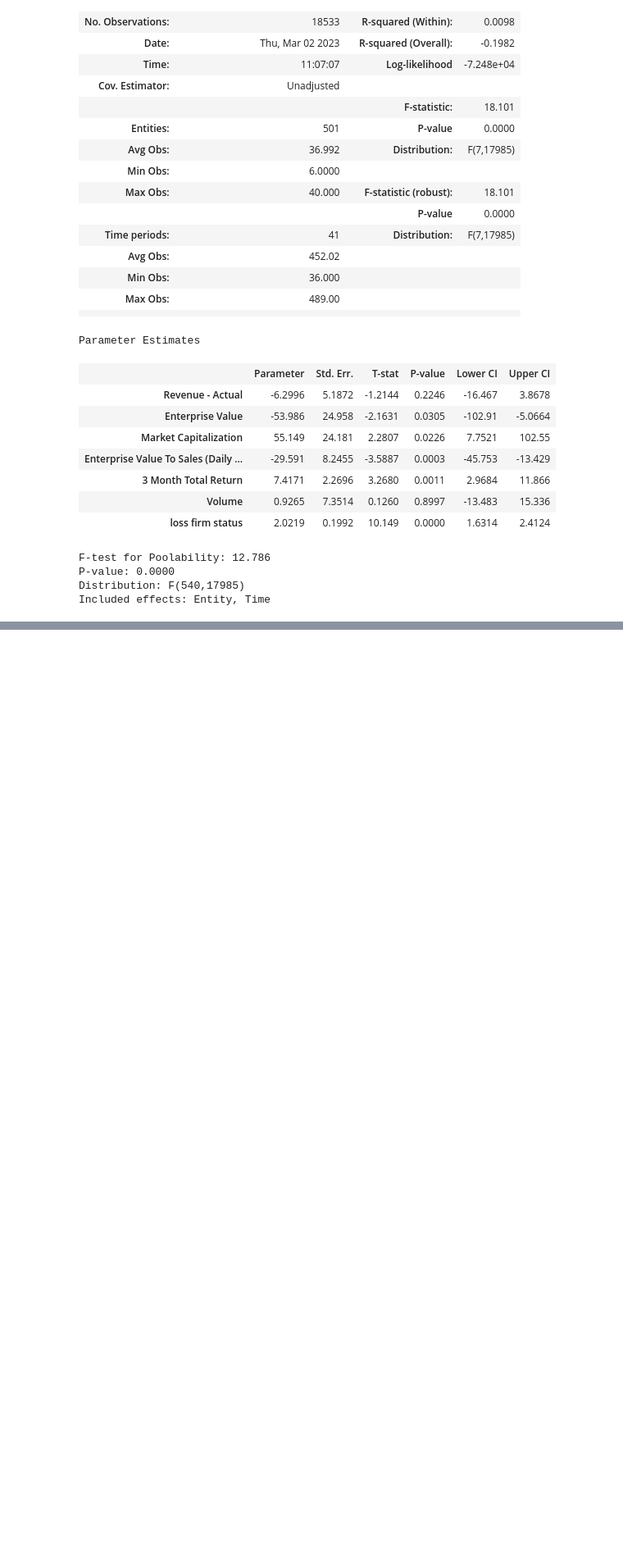
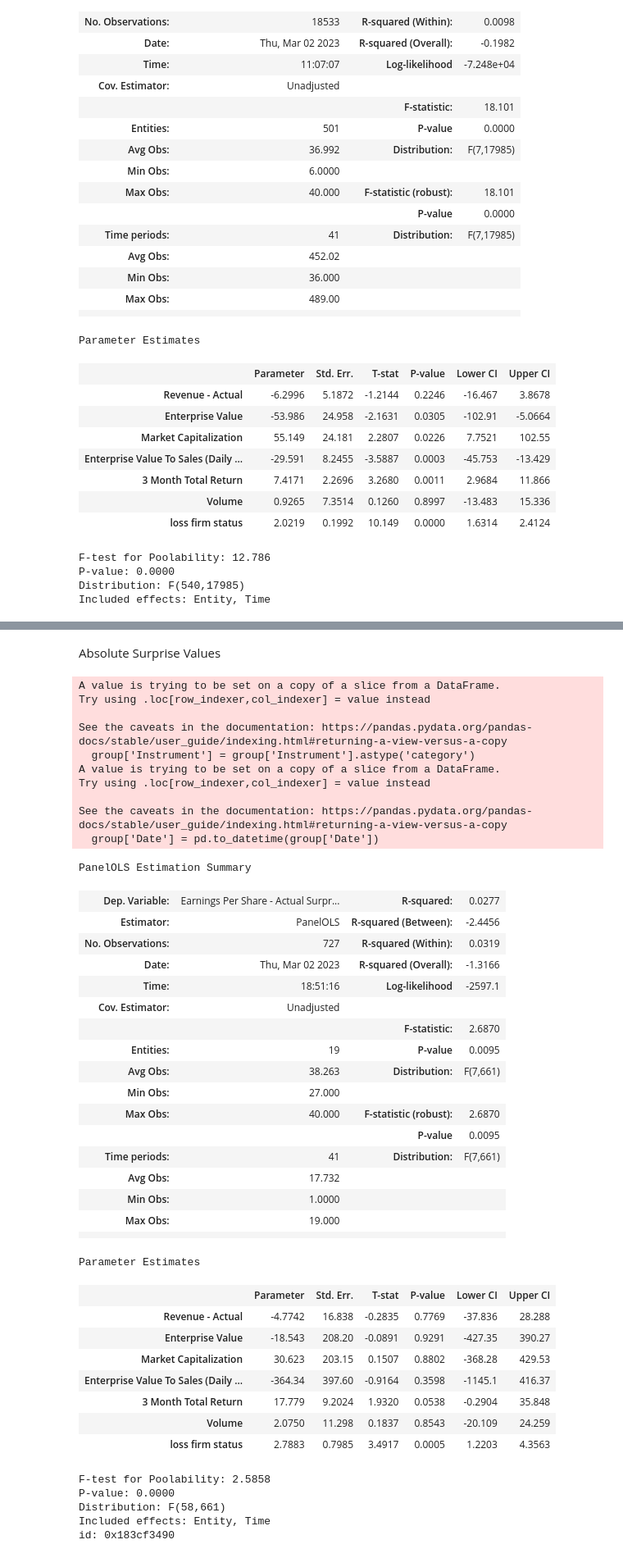
Before and after one commit to yummypugs/GSFM_AnalystForecasts, a Jupyter notebook: 3.3.1_Panel_Characteristics+ABS.ipynb, the cells around one changed output, grey strips where cells are left out. Shown: that part at 82% size. Saved outputs shown, nothing was run; the diff lists cells and outputs as text; code cells hidden in the pictures; blank space fills up the shorter version.

```diff
--- a/3.3.1_Panel_Characteristics+ABS.ipynb
+++ b/3.3.1_Panel_Characteristics+ABS.ipynb
@@ -228,0 +288,57 @@ Included effects: Entity, Time
+# %% [markdown]
+Absolute Surprise Values
+# %%
+group = df_panel[df_panel['GICS Industry Group Name'] == 'Technology Hardware & Equipment']
+
+group['Instrument'] = group['Instrument'].astype('category')
+group['Date'] = pd.to_datetime(group['Date'])
+group.set_index(['Instrument', 'Date'], inplace=True)
+
+y = group.loc[:, "Earnings Per Share - Actual Surprise AbsVals"]
+X = group.loc[:, "Revenue - Actual":]
+
+model = PanelOLS(y, X, entity_effects=True, time_effects=True).fit()
+model
+# %% [output]
+A value is trying to be set on a copy of a slice from a DataFrame.
+Try using .loc[row_indexer,col_indexer] = value instead
+
+See the caveats in the documentation: https://pandas.pydata.org/pandas-docs/stable/user_guide/indexing.html#returning-a-view-versus-a-copy
+  group['Instrument'] = group['Instrument'].astype('category')
+A value is trying to be set on a copy of a slice from a DataFrame.
+Try using .loc[row_indexer,col_indexer] = value instead
+
+See the caveats in the documentation: https://pandas.pydata.org/pandas-docs/stable/user_guide/indexing.html#returning-a-view-versus-a-copy
+  group['Date'] = pd.to_datetime(group['Date'])
+PanelOLS Estimation Summary
+| Dep. Variable: | Earnings Per Share - Actual Surpr... | R-squared: | 0.0277 |
+| Estimator: | PanelOLS | R-squared (Between): | -2.4456 |
+| No. Observations: | 727 | R-squared (Within): | 0.0319 |
+| Date: | Thu, Mar 02 2023 | R-squared (Overall): | -1.3166 |
+| Time: | 18:51:16 | Log-likelihood | -2597.1 |
+| Cov. Estimator: | Unadjusted |  |  |
+|  |  | F-statistic: | 2.6870 |
+| Entities: | 19 | P-value | 0.0095 |
+| Avg Obs: | 38.263 | Distribution: | F(7,661) |
+| Min Obs: | 27.000 |  |  |
+| Max Obs: | 40.000 | F-statistic (robust): | 2.6870 |
+|  |  | P-value | 0.0095 |
+| Time periods: | 41 | Distribution: | F(7,661) |
+| Avg Obs: | 17.732 |  |  |
+| Min Obs: | 1.0000 |  |  |
+| Max Obs: | 19.000 |  |  |
+|  |  |  |  |
+Parameter Estimates
+|  | Parameter | Std. Err. | T-stat | P-value | Lower CI | Upper CI |
+| Revenue - Actual | -4.7742 | 16.838 | -0.2835 | 0.7769 | -37.836 | 28.288 |
+| Enterprise Value | -18.543 | 208.20 | -0.0891 | 0.9291 | -427.35 | 390.27 |
+| Market Capitalization | 30.623 | 203.15 | 0.1507 | 0.8802 | -368.28 | 429.53 |
+| Enterprise Value To Sales (Daily ... | -364.34 | 397.60 | -0.9164 | 0.3598 | -1145.1 | 416.37 |
+| 3 Month Total Return | 17.779 | 9.2024 | 1.9320 | 0.0538 | -0.2904 | 35.848 |
+| Volume | 2.0750 | 11.298 | 0.1837 | 0.8543 | -20.109 | 24.259 |
+| loss firm status | 2.7883 | 0.7985 | 3.4917 | 0.0005 | 1.2203 | 4.3563 |
+F-test for Poolability: 2.5858
+P-value: 0.0000
+Distribution: F(58,661)
+Included effects: Entity, Time
+id: 0x183cf3490
```
Also changed, not shown: parts of 7 cells of this notebook.
